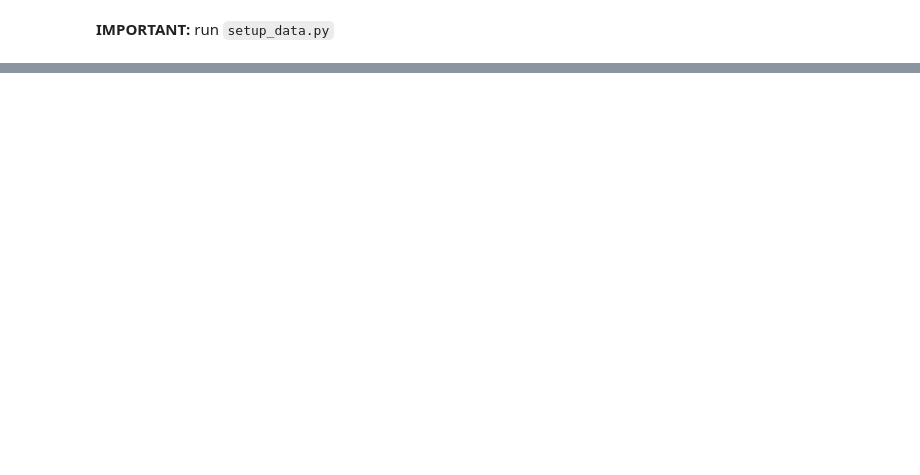
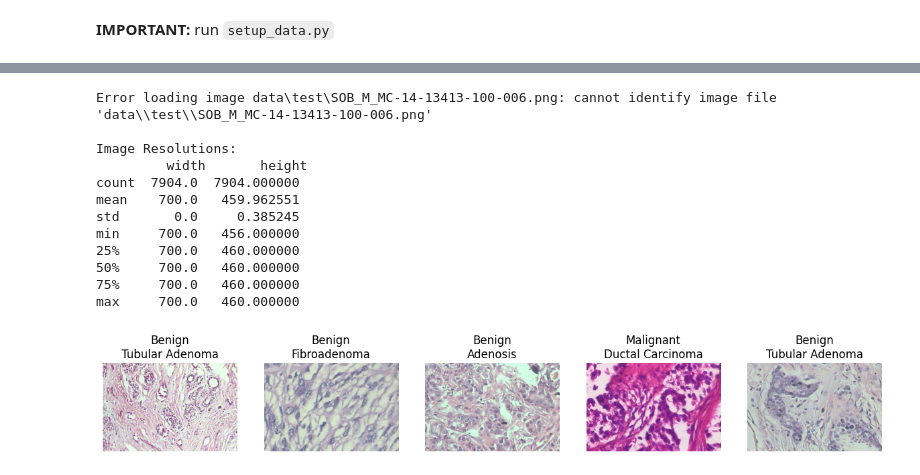
Before and after one commit to master-boda/Deep-Learning, a Jupyter notebook: data_exploration.ipynb, the cells around one changed output, grey strips where cells are left out. Drawn from its saved outputs; the diff is of its cells as text; code cells hidden in the pictures; blank space fills up the shorter version.

```diff
--- a/data_exploration.ipynb
+++ b/data_exploration.ipynb
@@ -103,29 +106,44 @@ max     700.0   460.000000
 # %%
-# Check image resolutions and aspect ratios
 def check_image_resolutions(metadata):
     resolutions = []
     for idx, row in metadata.iterrows():
+        full_image_path = os.path.join('data', row['image_location'].lower(), row['image_name'])
         try:
-            with Image.open(row['path_to_image']) as img:
+            with Image.open(full_image_path) as img:
                 resolutions.append(img.size)
         except Exception as e:
-            print(f"Error loading image {row['path_to_image']}: {e}")
+            print(f"Error loading image {full_image_path}: {e}")
     return resolutions
 
-resolutions = check_image_resolutions(metadata)
+resolutions = check_image_resolutions(img_metadata_df)
 resolutions_df = pd.DataFrame(resolutions, columns=['width', 'height'])
 print("\nImage Resolutions:\n", resolutions_df.describe())
 
-# Visualize sample images
+
 def visualize_samples(metadata, num_samples=5):
     samples = metadata.sample(num_samples)
     plt.figure(figsize=(15, 5))
     for i, (idx, row) in enumerate(samples.iterrows()):
-        img = Image.open(row['path_to_image'])
+        full_image_path = os.path.join('data', row['image_location'].lower(), row['image_name'])
+        img = Image.open(full_image_path)
         plt.subplot(1, num_samples, i + 1)
         plt.imshow(img)
-        plt.title(f"{row['label']}\n{row['cancer_type']}")
+        plt.title(f"{row['Benign or Malignant']}\n{row['Cancer Type']}")
         plt.axis('off')
     plt.show()
 
-visualize_samples(metadata)
+visualize_samples(img_metadata_df)
+# %% [output]
+Error loading image data\test\SOB_M_MC-14-13413-100-006.png: cannot identify image file 'data\\test\\SOB_M_MC-14-13413-100-006.png'
+
+Image Resolutions:
+         width       height
+count  7904.0  7904.000000
+mean    700.0   459.962551
+std       0.0     0.385245
+min     700.0   456.000000
+25%     700.0   460.000000
+50%     700.0   460.000000
+75%     700.0   460.000000
+max     700.0   460.000000
+[figure, added]
```
Also changed, not shown: parts of 5 cells of this notebook.
